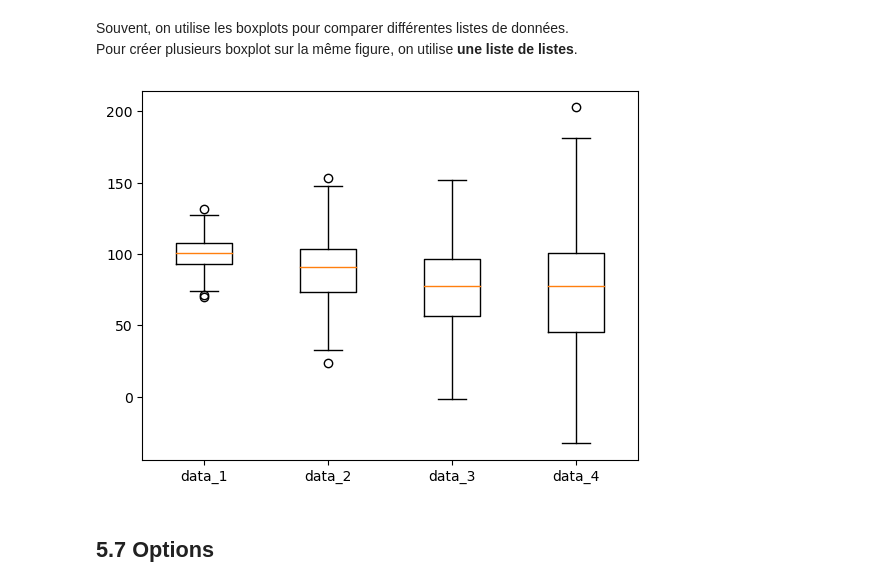
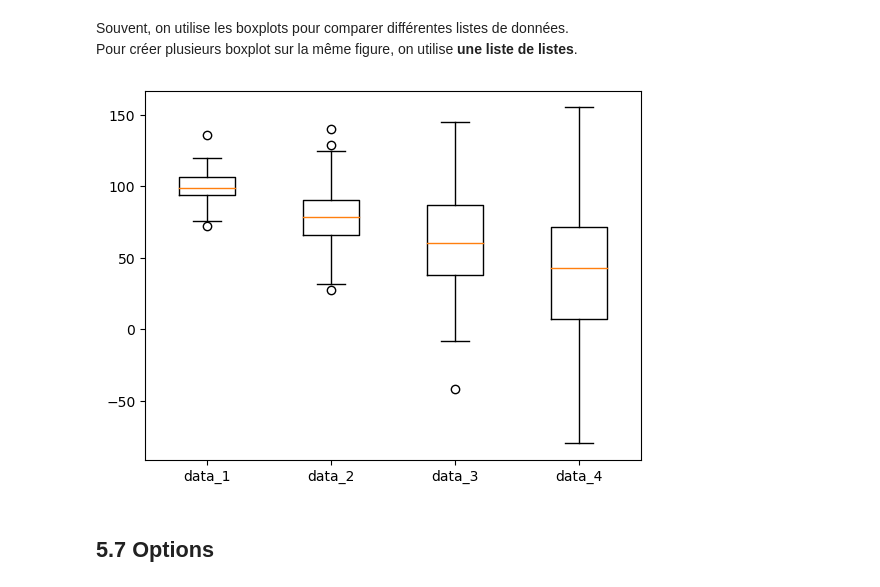
Before and after one commit to Flamanjaune/Tutoriel-Python, a Jupyter notebook: tutoriel_python_5.ipynb, the cells around one changed output. Cells and saved outputs as stored; diff of their text form; code cells hidden in the pictures.

```diff
--- a/tutoriel_python_5.ipynb
+++ b/tutoriel_python_5.ipynb
@@ -113,18 +115,17 @@ Souvent, on utilise les boxplots pour comparer différentes listes de données.
 Pour créer plusieurs boxplot sur la même figure, on utilise **une liste de listes**.
 # %%
 data_1 = np.random.normal(100, 10, 200)
-data_2 = np.random.normal(90, 20, 200)
-data_3 = np.random.normal(80, 30, 200)
-data_4 = np.random.normal(70, 40, 200)
+data_2 = np.random.normal(80, 20, 200)
+data_3 = np.random.normal(60, 30, 200)
+data_4 = np.random.normal(40, 40, 200)
 
 data = [data_1, data_2, data_3, data_4]
 labels = ["data_1","data_2","data_3","data_4"]
 
 plt.boxplot(data, labels=labels)
-
 plt.show()
 # %% [output]
-[figure, old version]
+[figure, new version]
 # %% [markdown]
 ## 5.7 Options
 # %% [markdown]
```
Also changed, not shown: parts of 2 cells of this notebook, 1 other file.
